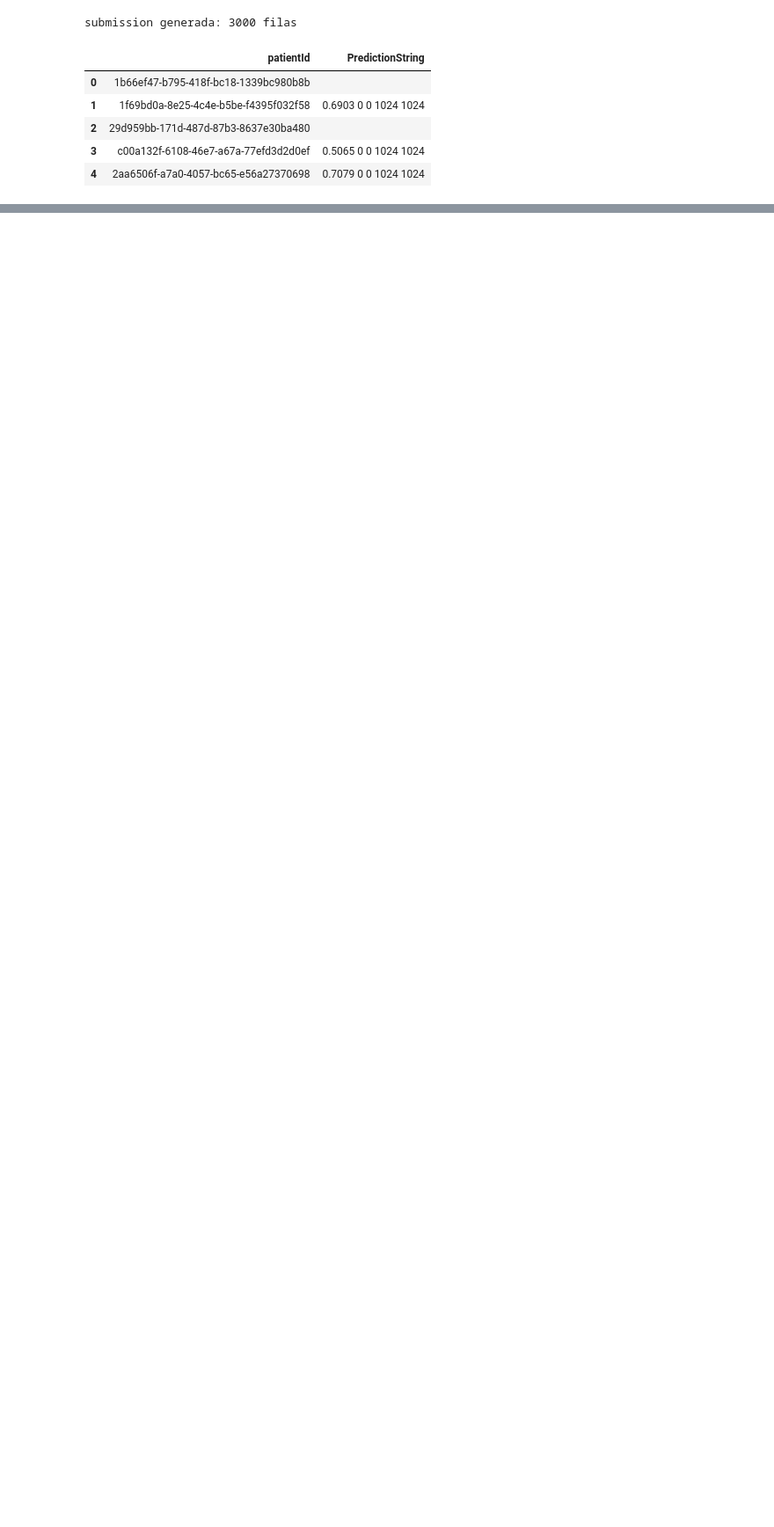
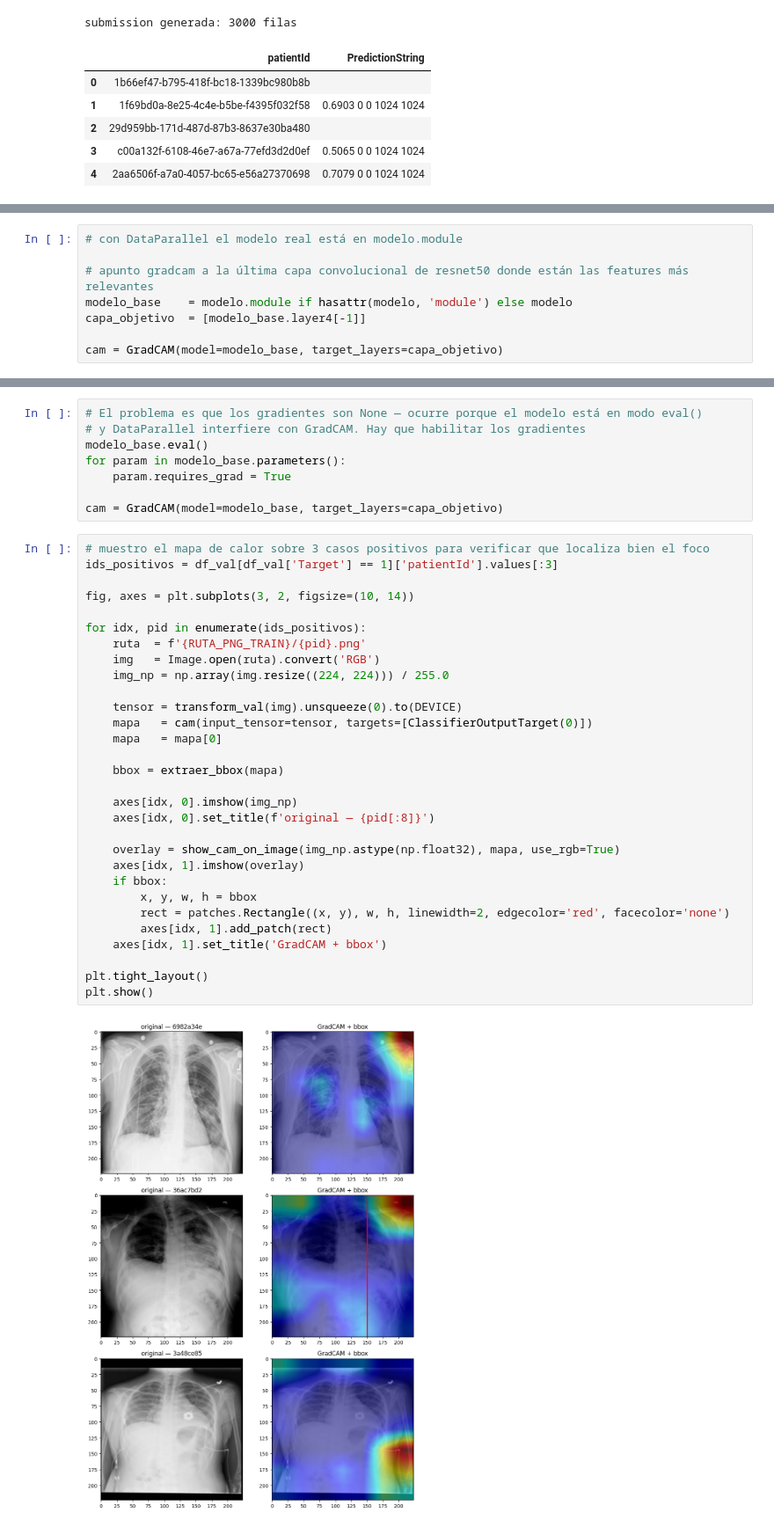
Before and after one commit to franciscofdzfer/RSNAPneumonia, a Jupyter notebook: rsnapneumoniadetection.ipynb, the cells around one changed output, grey strips where cells are left out. Shown at 88% size. Cells and saved outputs as stored; diff of their text form; blank space fills up the shorter version.

```diff
--- a/rsnapneumoniadetection.ipynb
+++ b/rsnapneumoniadetection.ipynb
@@ -905,0 +940,8 @@ submission generada: 3000 filas
+# %%
+# con DataParallel el modelo real está en modelo.module
+
+# apunto gradcam a la última capa convolucional de resnet50 donde están las features más relevantes
+modelo_base    = modelo.module if hasattr(modelo, 'module') else modelo
+capa_objetivo  = [modelo_base.layer4[-1]]
+
+cam = GradCAM(model=modelo_base, target_layers=capa_objetivo)
@@ -905,0 +976,40 @@ submission generada: 3000 filas
+# %%
+# El problema es que los gradientes son None — ocurre porque el modelo está en modo eval()
+# y DataParallel interfiere con GradCAM. Hay que habilitar los gradientes
+modelo_base.eval()
+for param in modelo_base.parameters():
+    param.requires_grad = True
+
+cam = GradCAM(model=modelo_base, target_layers=capa_objetivo)
+# %%
+# muestro el mapa de calor sobre 3 casos positivos para verificar que localiza bien el foco
+ids_positivos = df_val[df_val['Target'] == 1]['patientId'].values[:3]
+
+fig, axes = plt.subplots(3, 2, figsize=(10, 14))
+
+for idx, pid in enumerate(ids_positivos):
+    ruta  = f'{RUTA_PNG_TRAIN}/{pid}.png'
+    img   = Image.open(ruta).convert('RGB')
+    img_np = np.array(img.resize((224, 224))) / 255.0
+
+    tensor = transform_val(img).unsqueeze(0).to(DEVICE)
+    mapa   = cam(input_tensor=tensor, targets=[ClassifierOutputTarget(0)])
+    mapa   = mapa[0]
+
+    bbox = extraer_bbox(mapa)
+
+    axes[idx, 0].imshow(img_np)
+    axes[idx, 0].set_title(f'original — {pid[:8]}')
+
+    overlay = show_cam_on_image(img_np.astype(np.float32), mapa, use_rgb=True)
+    axes[idx, 1].imshow(overlay)
+    if bbox:
+        x, y, w, h = bbox
+        rect = patches.Rectangle((x, y), w, h, linewidth=2, edgecolor='red', facecolor='none')
+        axes[idx, 1].add_patch(rect)
+    axes[idx, 1].set_title('GradCAM + bbox')
+
+plt.tight_layout()
+plt.show()
+# %% [output]
+[figure, added]
```
Also changed, not shown: parts of 11 cells of this notebook.
